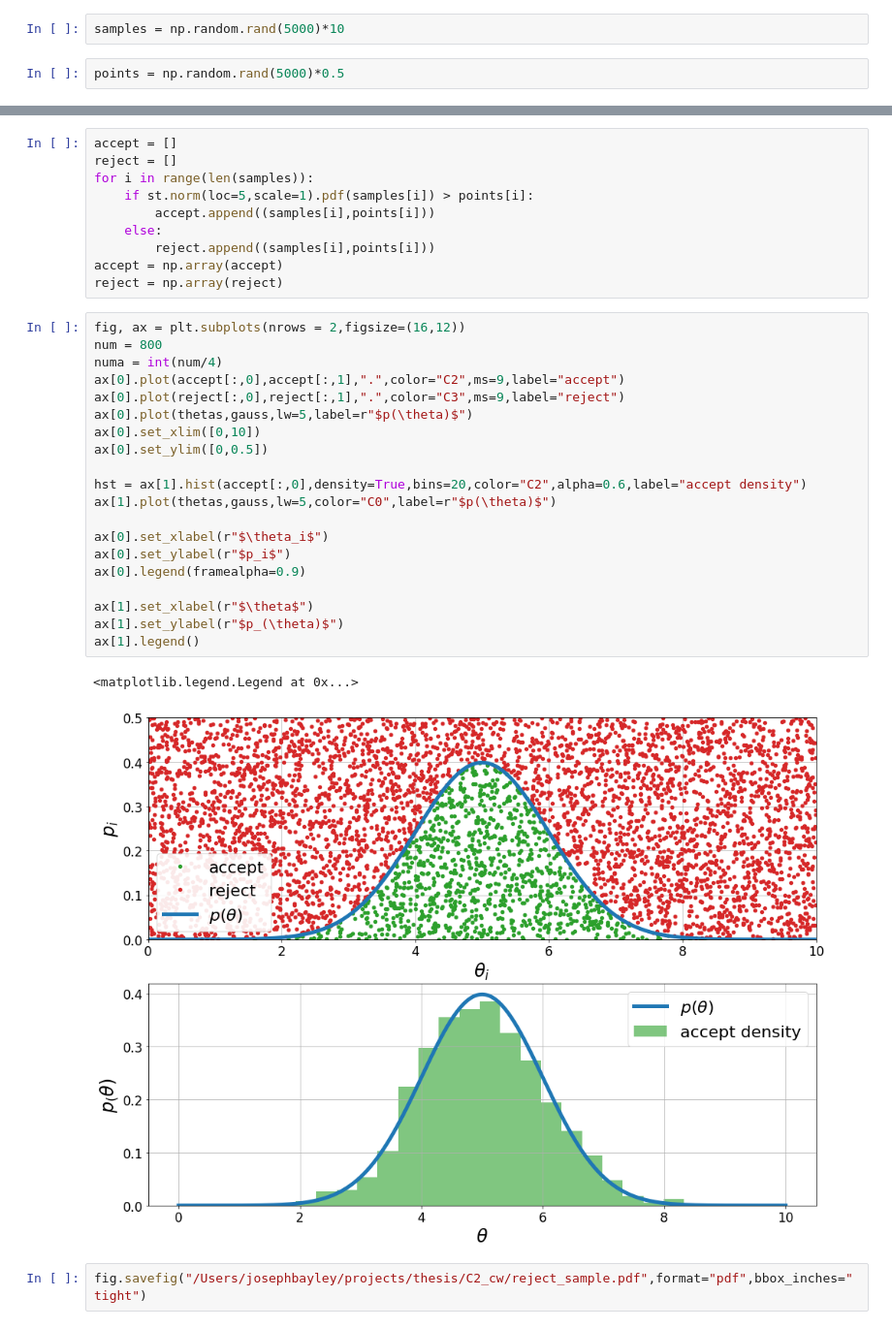
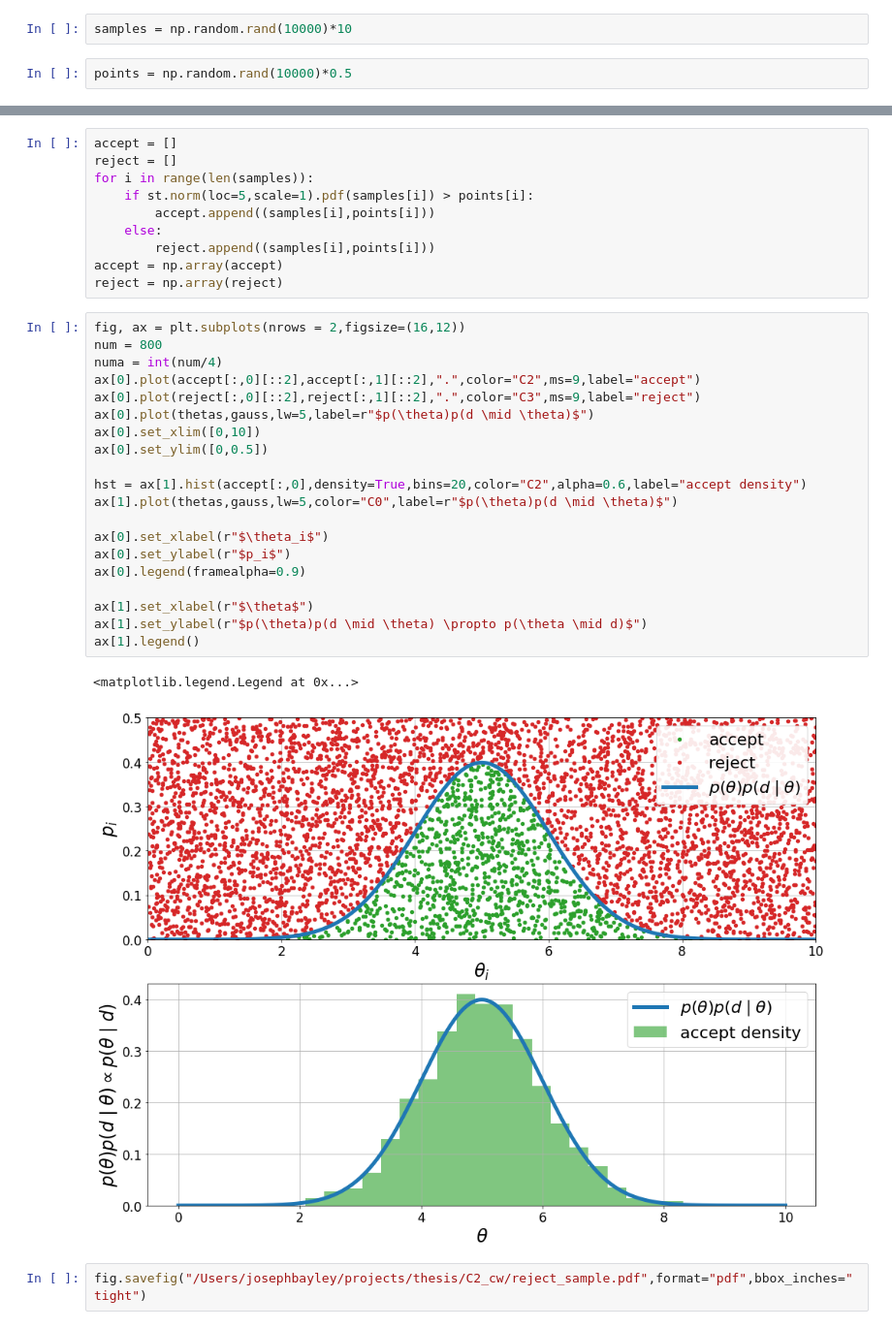
Before and after one commit to jcbayley/phd_thesis, a Jupyter notebook: notebooks/sampling.ipynb, the cells around one changed output, grey strips where cells are left out. Shown at 97% size. Cells and saved outputs as stored; diff of their text form.

```diff
--- a/notebooks/sampling.ipynb
+++ b/notebooks/sampling.ipynb
@@ -3,9 +3,9 @@ import numpy as np
 import scipy.stats as st
 import matplotlib.pyplot as plt
 # %%
-samples = np.random.rand(5000)*10
+samples = np.random.rand(10000)*10
 # %%
-points = np.random.rand(5000)*0.5
+points = np.random.rand(10000)*0.5
 # %%
 thetas = np.linspace(0,10,1000)
 gauss = st.norm(loc=5,scale=1).pdf(thetas)
@@ -22,26 +22,26 @@ reject = np.array(reject)
 # %%
 fig, ax = plt.subplots(nrows = 2,figsize=(16,12))
 num = 800
 numa = int(num/4)
-ax[0].plot(accept[:,0],accept[:,1],".",color="C2",ms=9,label="accept")
-ax[0].plot(reject[:,0],reject[:,1],".",color="C3",ms=9,label="reject")
-ax[0].plot(thetas,gauss,lw=5,label=r"$p(\theta)$")
+ax[0].plot(accept[:,0][::2],accept[:,1][::2],".",color="C2",ms=9,label="accept")
+ax[0].plot(reject[:,0][::2],reject[:,1][::2],".",color="C3",ms=9,label="reject")
+ax[0].plot(thetas,gauss,lw=5,label=r"$p(\theta)p(d \mid \theta)$")
 ax[0].set_xlim([0,10])
 ax[0].set_ylim([0,0.5])
 
 hst = ax[1].hist(accept[:,0],density=True,bins=20,color="C2",alpha=0.6,label="accept density")
-ax[1].plot(thetas,gauss,lw=5,color="C0",label=r"$p(\theta)$")
+ax[1].plot(thetas,gauss,lw=5,color="C0",label=r"$p(\theta)p(d \mid \theta)$")
 
 ax[0].set_xlabel(r"$\theta_i$")
 ax[0].set_ylabel(r"$p_i$")
 ax[0].legend(framealpha=0.9)
 
 ax[1].set_xlabel(r"$\theta$")
-ax[1].set_ylabel(r"$p_(\theta)$")
+ax[1].set_ylabel(r"$p(\theta)p(d \mid \theta) \propto p(\theta \mid d)$")
 ax[1].legend()
 # %% [output]
 <matplotlib.legend.Legend at 0x...>
-[figure, old version]
+[figure, new version]
 # %%
 fig.savefig("/Users/josephbayley/projects/thesis/C2_cw/reject_sample.pdf",format="pdf",bbox_inches="tight")
 # %% [markdown]
```
Also changed, not shown: 10 other files.
